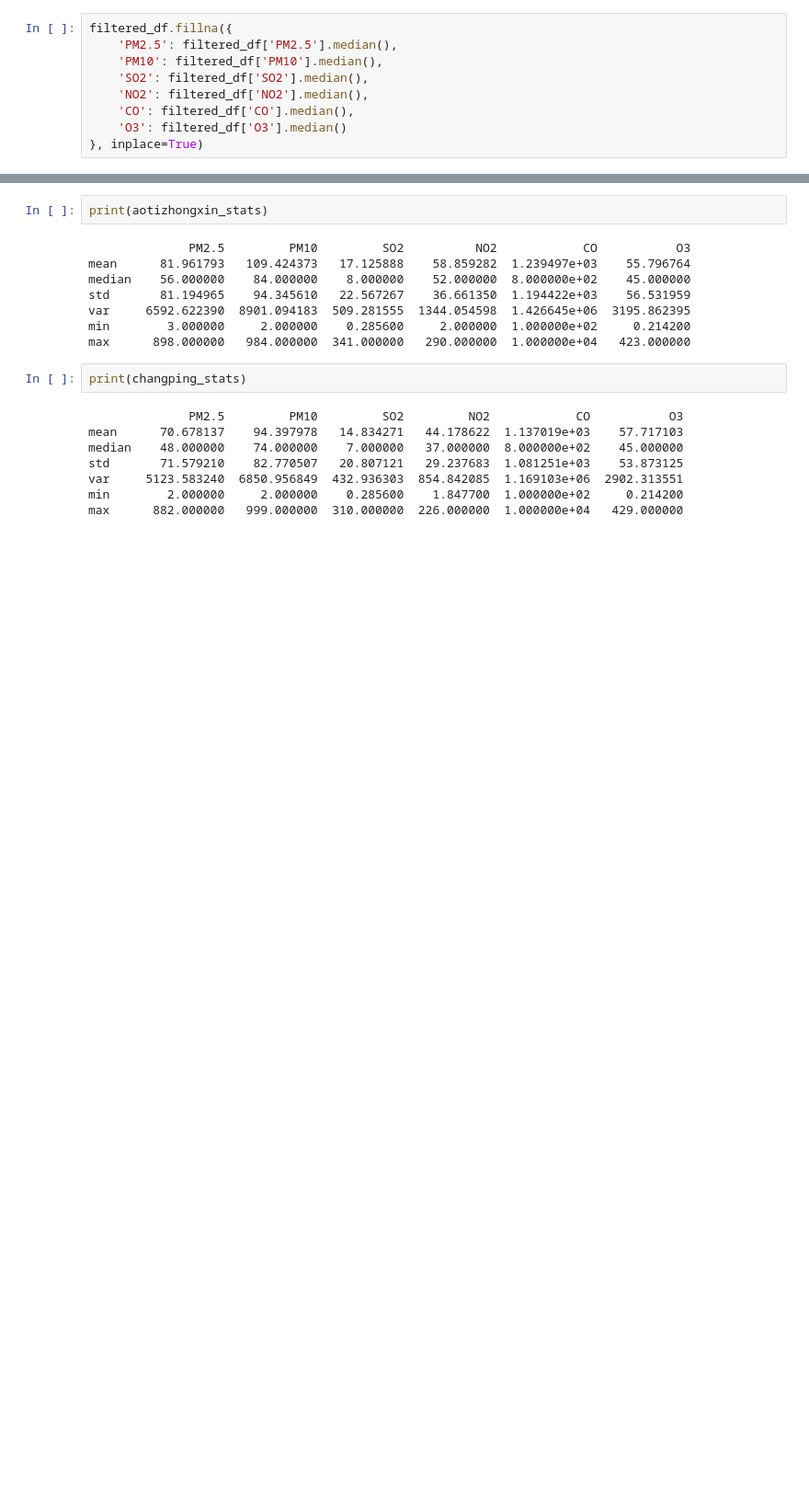
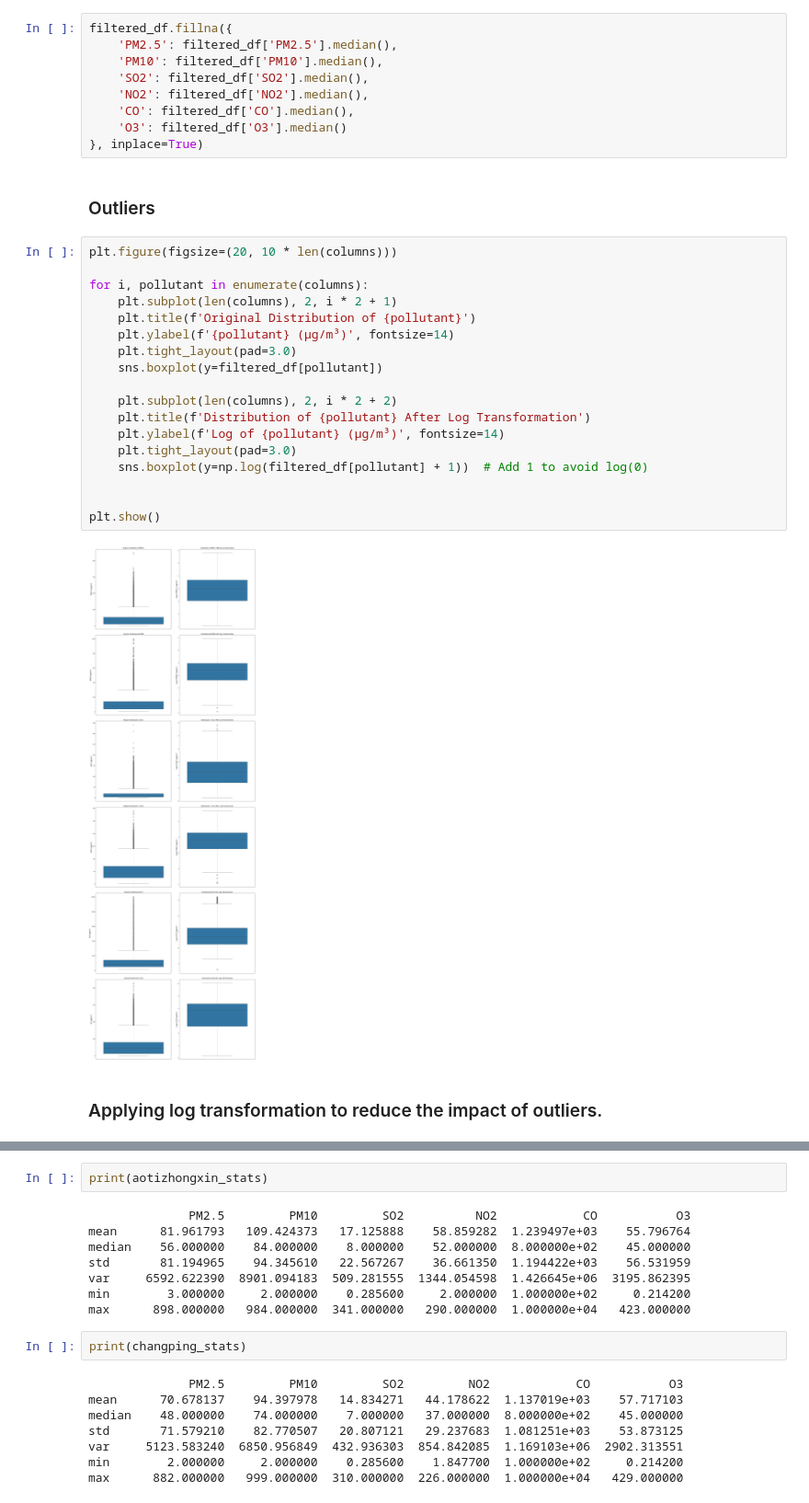
Before and after one commit to pariaighanian/Environmental_Data_Analytics, a Jupyter notebook: main.ipynb, the cells around one changed output, grey strips where cells are left out. Shown at 92% size. Drawn from its saved outputs; the diff is of its cells as text; blank space fills up the shorter version.

Commit message:
outliers

```diff
--- a/main.ipynb
+++ b/main.ipynb
@@ -152,3 +195,27 @@ filtered_df.fillna({
     'CO': filtered_df['CO'].median(),
     'O3': filtered_df['O3'].median()
 }, inplace=True)
+# %% [markdown]
+### Outliers
+# %%
+plt.figure(figsize=(20, 10 * len(columns)))
+
+for i, pollutant in enumerate(columns):
+    plt.subplot(len(columns), 2, i * 2 + 1)
+    plt.title(f'Original Distribution of {pollutant}')
+    plt.ylabel(f'{pollutant} (µg/m³)', fontsize=14)
+    plt.tight_layout(pad=3.0)
+    sns.boxplot(y=filtered_df[pollutant])
+
+    plt.subplot(len(columns), 2, i * 2 + 2)
+    plt.title(f'Distribution of {pollutant} After Log Transformation')
+    plt.ylabel(f'Log of {pollutant} (µg/m³)', fontsize=14)
+    plt.tight_layout(pad=3.0)
+    sns.boxplot(y=np.log(filtered_df[pollutant] + 1))  # Add 1 to avoid log(0)
+
+
+plt.show()
+# %% [output]
+[figure, added]
+# %% [markdown]
+### Applying log transformation to reduce the impact of outliers.
```
Also changed, not shown: parts of 24 cells of this notebook.
